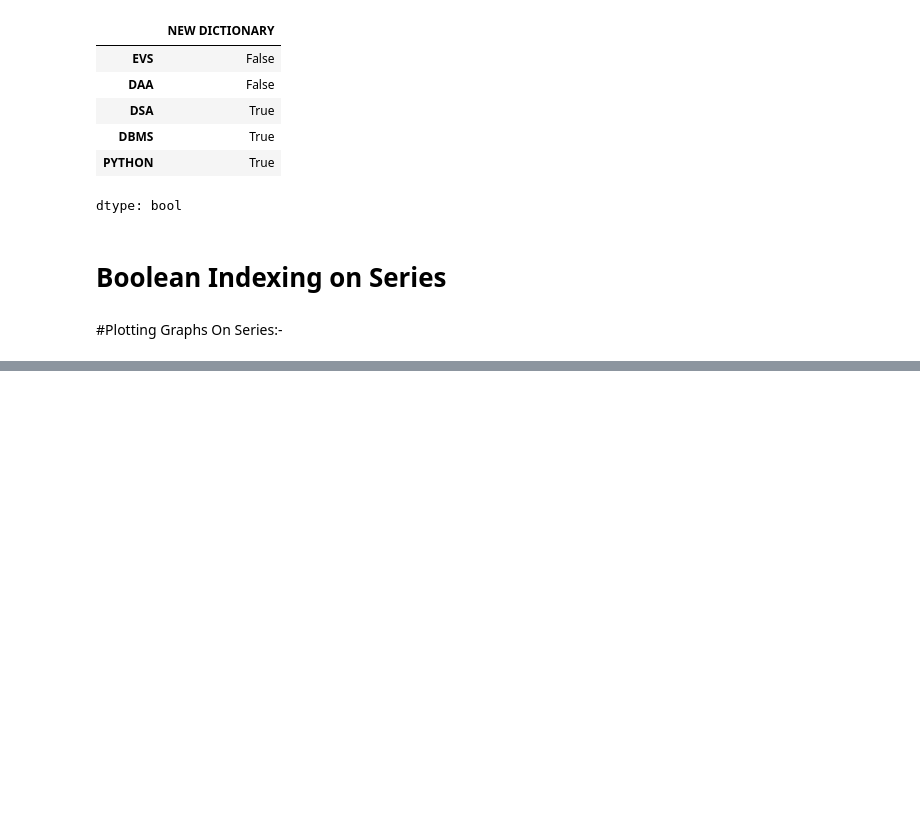
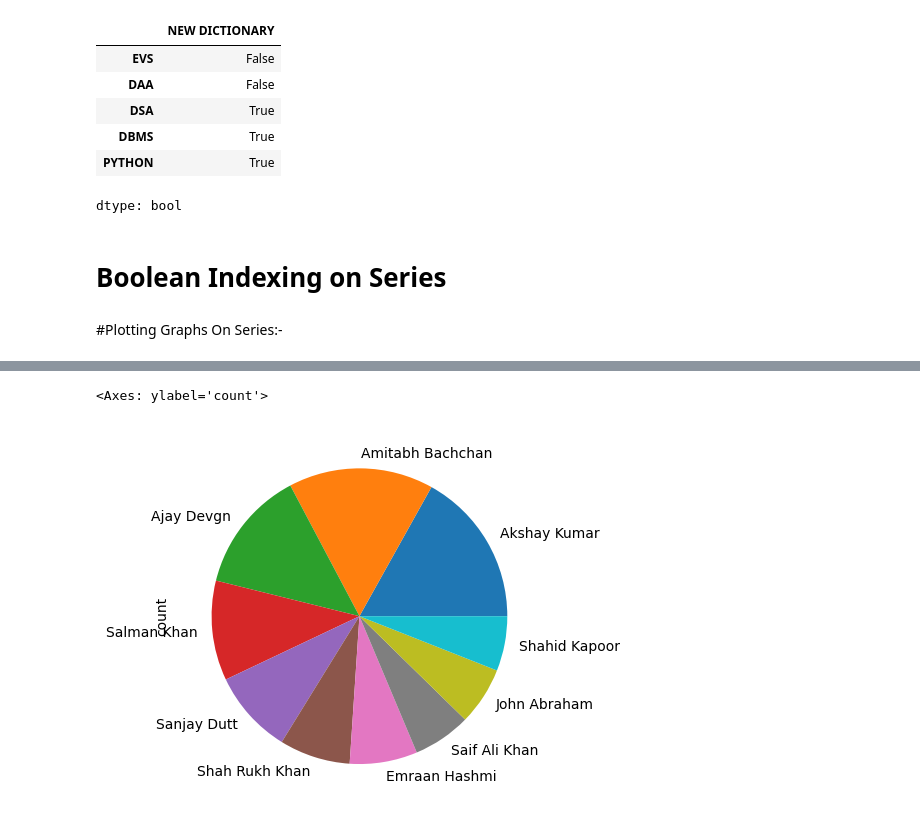
Before and after one commit to vishesh1111/PythonGoogleColab, a Jupyter notebook: Pandas.ipynb, the cells around one changed output, grey strips where cells are left out. Saved outputs shown, nothing was run; the diff lists cells and outputs as text; code cells hidden in the pictures; blank space fills up the shorter version.

```diff
--- a/Pandas.ipynb
+++ b/Pandas.ipynb
@@ -398,0 +409,5 @@ m[m > 20]
+# %%
+movies.value_counts().head(10).plot(kind = 'pie') # piechart of actors!!!
+# %% [output]
+<Axes: ylabel='count'>
+[figure, added]
```
Also changed, not shown: parts of 2 cells of this notebook.
